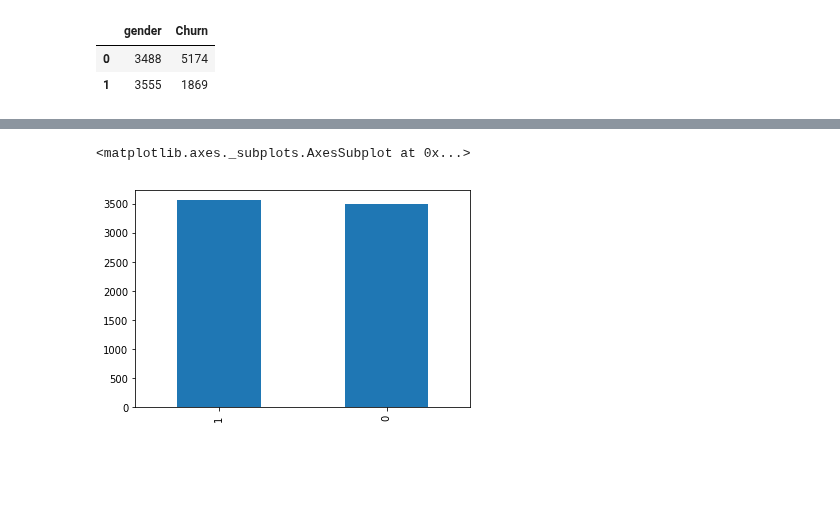
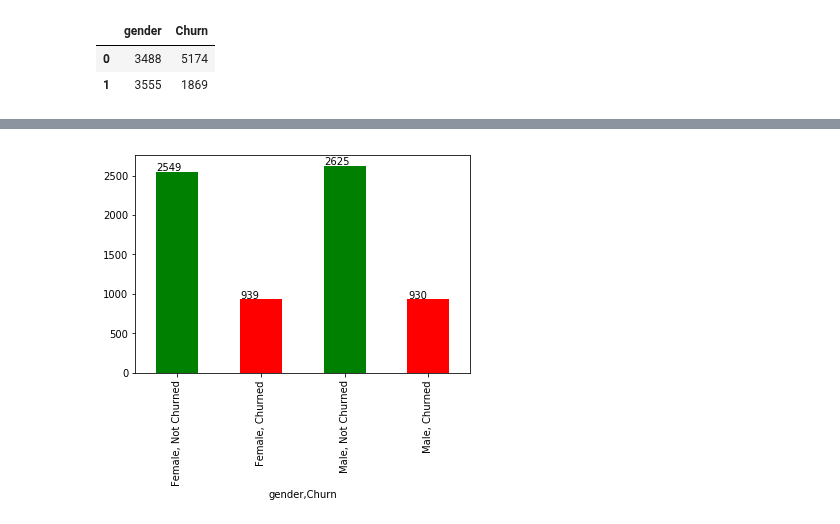
Before and after one commit to LawrenceGlenn/TelecomChurnProject, a Jupyter notebook: Churn.ipynb, the cells around one changed output, grey strips where cells are left out. Saved outputs shown, nothing was run; the diff lists cells and outputs as text; code cells hidden in the pictures; blank space fills up the shorter version.

Commit message:
generalized plots ofr binary values vs churn

```diff
--- a/Churn.ipynb
+++ b/Churn.ipynb
@@ -202,12 +202,13 @@ df[['gender','Churn']].apply(pd.Series.value_counts)
 | 0 | 3488 | 5174 |
 | 1 | 3555 | 1869 |
 # %%
-labels = ['Female, Not Churned', 'Female, Churned', 'Male, Not Churned', 'Male, Churned']
+def binary_vs_churn(ax, col, name1, name2):
+    labels = [name1+', Not Churned', name1+', Churned', name2+', Not Churned', name2+', Churned']
 
 
-ax = df[['gender','Churn']].groupby(['gender', 'Churn']).size().plot.bar()
+    df[[col,'Churn']].groupby([col, 'Churn']).size().plot.bar(color=['green','red'], ax=ax)
 
-for p in ax.patches:
-    ax.annotate(str(p.get_height()), (p.get_x() * 1.005, p.get_height() * 1.005))
+    for p in ax.patches:
+        ax.annotate(str(p.get_height()), (p.get_x() * 1.005, p.get_height() * 1.005))
 
-ax.set_xticklabels(labels)
+    ax.set_xticklabels(labels)
@@ -220,13 +215,5 @@ ax.set_xticklabels(labels)
-# %%
-labels = ['Female, Not Churned', 'Female, Churned', 'Male, Not Churned', 'Male, Churned']
-
-
-ax = df[['gender','Churn']].groupby(['gender', 'Churn']).size().plot.bar()
-
-for p in ax.patches:
-    ax.annotate(str(p.get_height()), (p.get_x() * 1.005, p.get_height() * 1.005))
-
-ax.set_xticklabels(labels)
-# %% [output]
-<matplotlib.axes._subplots.AxesSubplot at 0x...>
-[figure, removed]
+# %%
+fig,ax = plt.subplots()
+binary_vs_churn(ax ,'gender','Female','Male')
+# %% [output]
+[figure, added]
```
Also changed, not shown: parts of 3 cells of this notebook.
